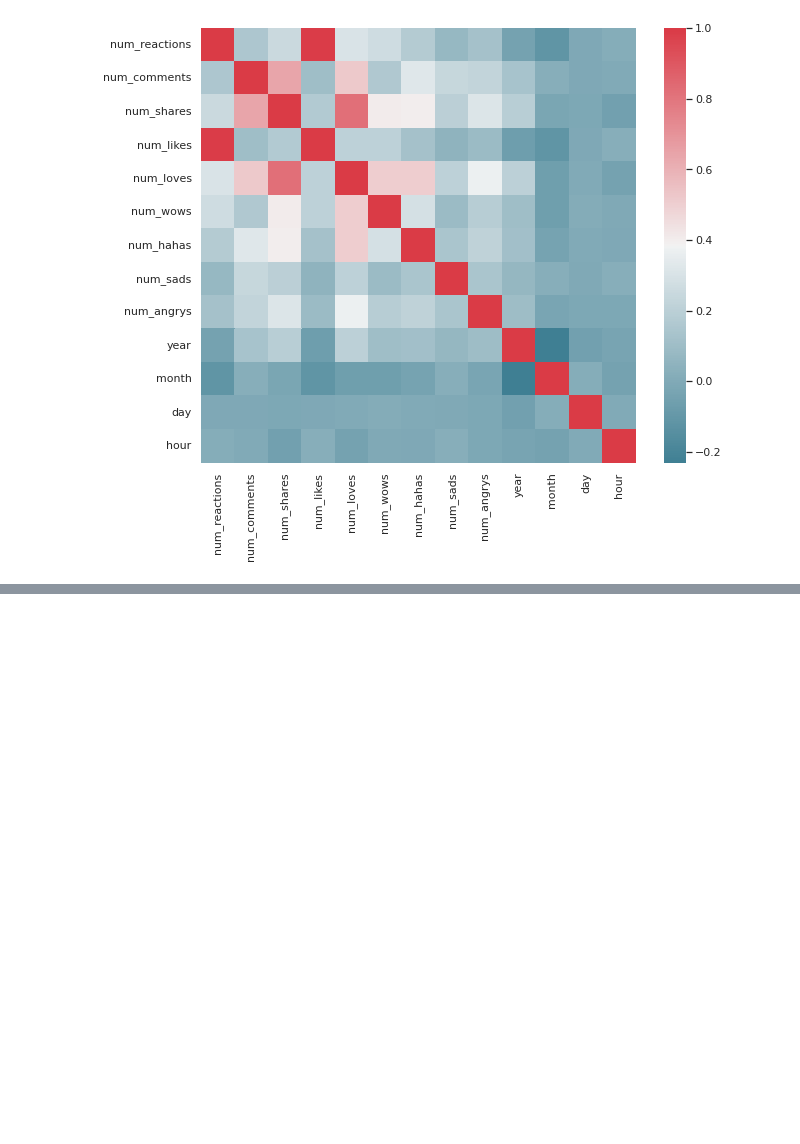
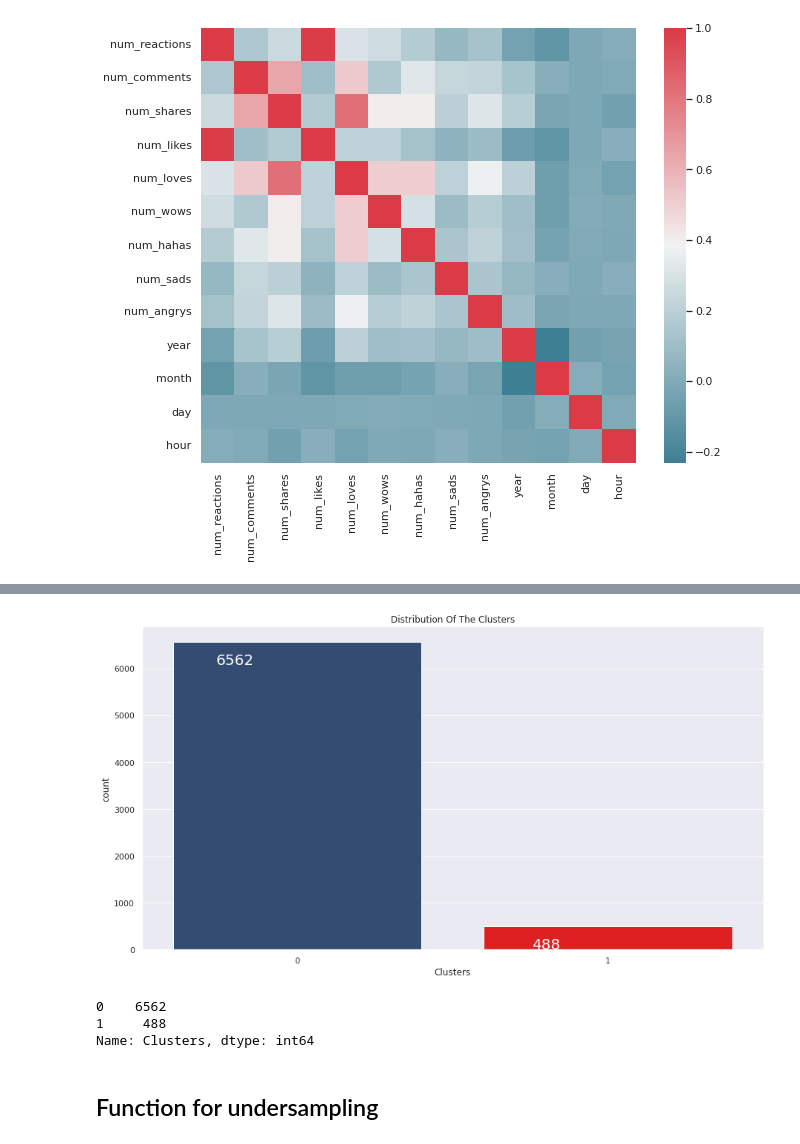
Before and after one commit to JMML2021/Sprint-8.-Algoritmes-d-aprenentatge-NO-supervisat-Agrupaci-, a Jupyter notebook: Sprint_8_Algoritmes_d’aprenentatge_NO_supervisat_Agrupació.ipynb, the cells around one changed output, grey strips where cells are left out. Cells and saved outputs as stored; diff of their text form; code cells hidden in the pictures; blank space fills up the shorter version.

```diff
--- a/Sprint_8_Algoritmes_d’aprenentatge_NO_supervisat_Agrupació.ipynb
+++ b/Sprint_8_Algoritmes_d’aprenentatge_NO_supervisat_Agrupació.ipynb
@@ -286,0 +353,20 @@ ValueError: ignored
+# %%
+#Plotting countplot of clusters
+pl = sns.countplot(x=df1["Clusters"], palette= pal, data=df1)
+pl.set_title("Distribution Of The Clusters")
+
+
+for p in pl.patches:
+    pl.annotate(f'\n{p.get_height()}', (p.get_x()+0.2, p.get_height()+112), ha='center', va='top', color='white', size=20)
+
+plt.show()
+# %% [output]
+[figure, added]
+# %%
+df1['Clusters'].value_counts()
+# %% [output]
+0    6562
+1     488
+Name: Clusters, dtype: int64
+# %% [markdown]
+## Function for undersampling
```
Also changed, not shown: parts of 23 cells of this notebook.
